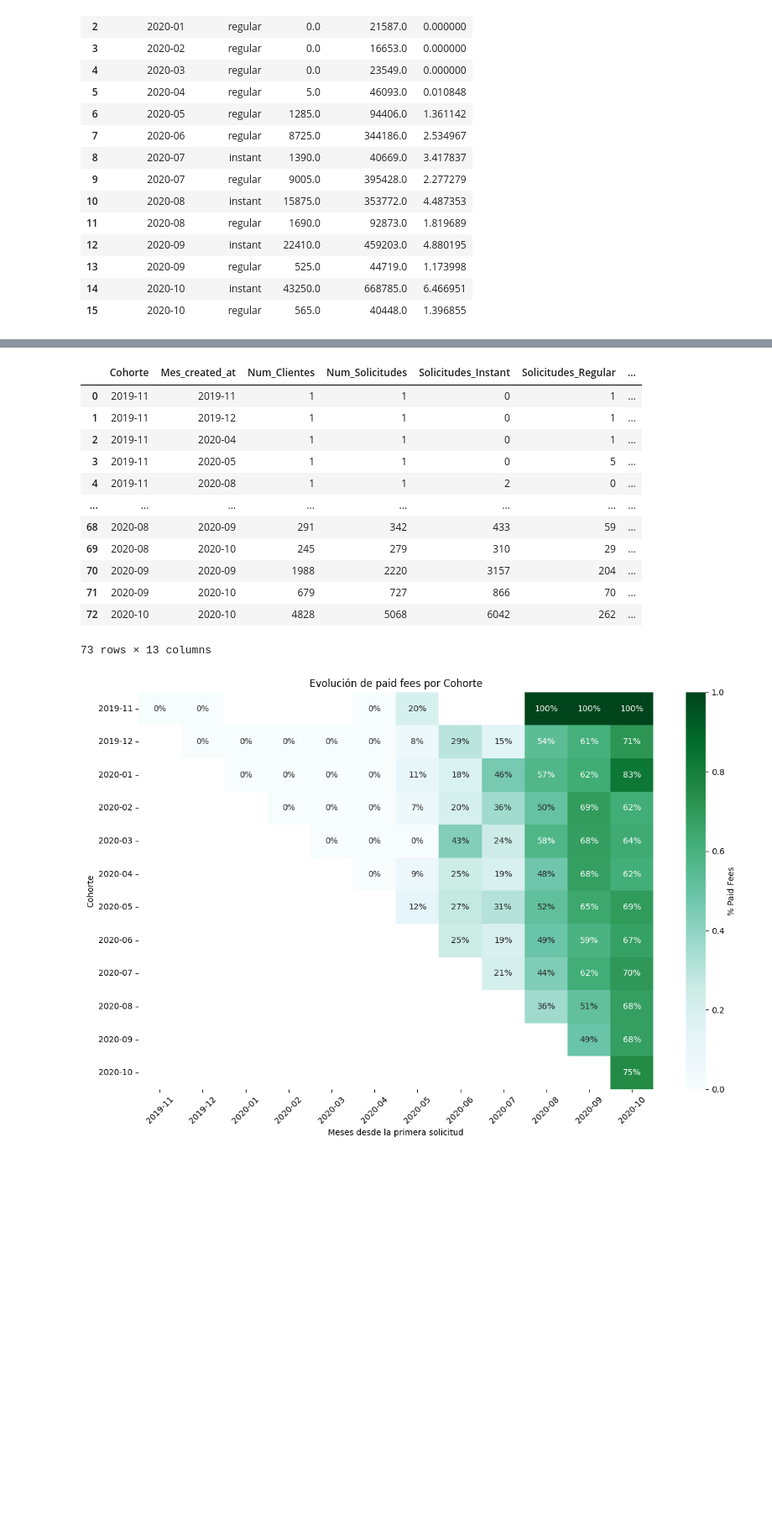
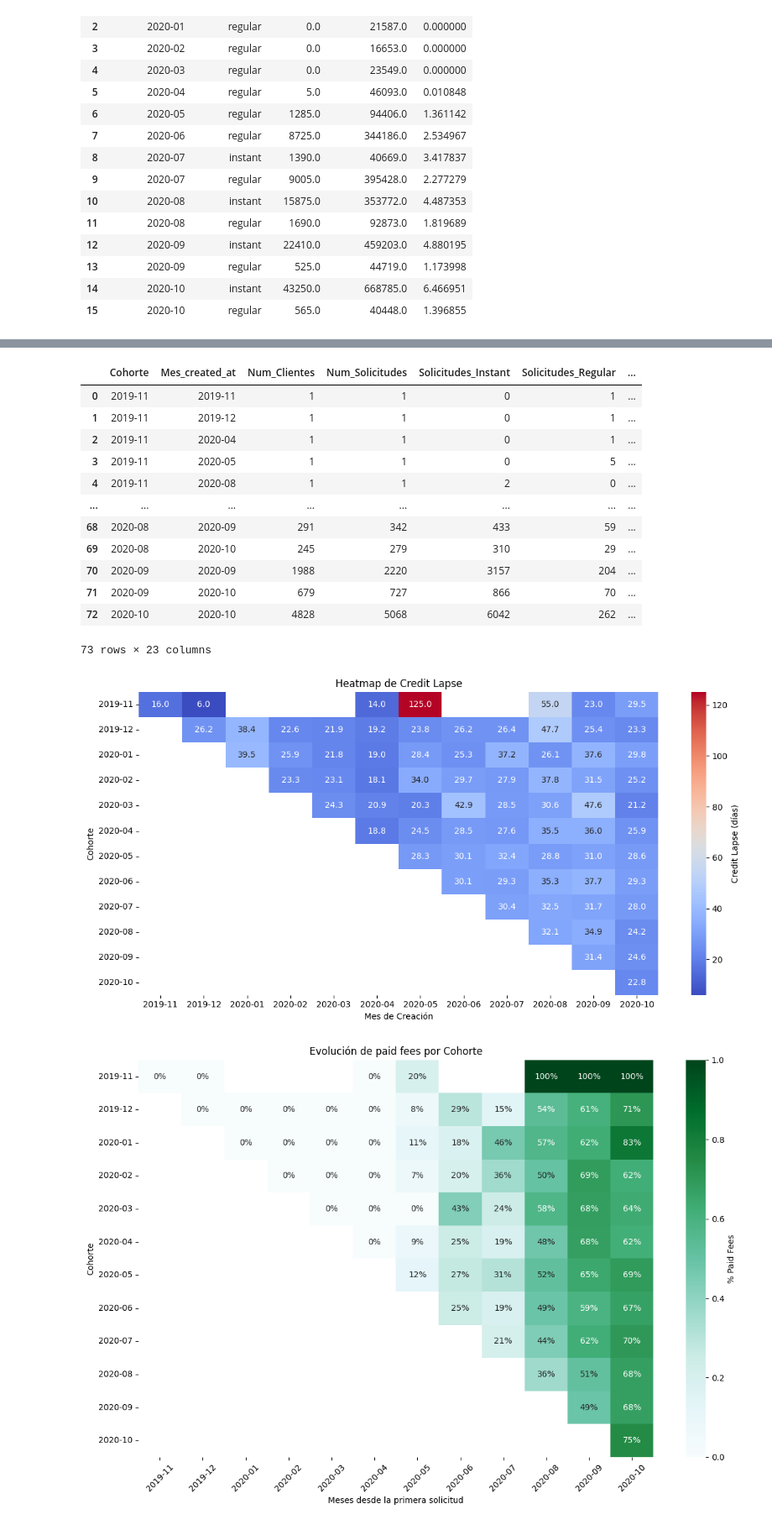
Before and after one commit to albagd77/Pasta-Loca---Proyecto-para-curso-Data-Scientist-UOC, a Jupyter notebook: analysis_ale.ipynb, the cells around one changed output, grey strips where cells are left out. Shown at 84% size. Drawn from its saved outputs; the diff is of its cells as text; code cells hidden in the pictures; blank space fills up the shorter version.

```diff
--- a/analysis_ale.ipynb
+++ b/analysis_ale.ipynb
@@ -168,6 +187,6 @@ See the caveats in the documentation: https://pandas.pydata.org/pandas-docs/stab
 # %%
 # Agrupar los datos por cohorte y mes para calcular las métricas mensuales
-cohort_sizes_monthly = df_jo.groupby(['Cohorte', 'Mes_created_at']).agg(
+cohort_analysis = df_jo.groupby(['Cohorte', 'Mes_created_at']).agg(
     Num_Clientes=('user_id', 'nunique'),  # Número de clientes únicos por cohorte y mes
     Num_Solicitudes=('id_cr', 'nunique'),  # Total de solicitudes únicas por cohorte y mes
     Solicitudes_Instant=('transfer_type', lambda x: (x == 'instant').sum()),  # Solicitudes tipo 'instant' por cohorte y mes
@@ -190,21 +209,26 @@ cohort_sizes_monthly = df_jo.groupby(['Cohorte', 'Mes_created_at']).agg(
     # Sumar 'total_amount' cuando 'stat_fe' == 'accepted'
     total_paid_cr=('amount', lambda x: x[df_jo.loc[x.index, 'stat_cr'] == 'money_back'].sum()),
     # Sumar 'total_amount' cuando 'stat_fe' != 'accepted'
-    total_non_paid_cr=('amount', lambda x: x[df_jo.loc[x.index, 'stat_cr'] != 'money_back'].sum())
+    total_non_paid_cr=('amount', lambda x: x[df_jo.loc[x.index, 'stat_cr'] != 'money_back'].sum()),
+    # Métrica de "credit lapse" (diferencia entre reimbursement_date y created_at)
+    credit_lapse=('reimbursement_date', lambda x: (x - df_jo.loc[x.index, 'created_at']).dt.days.mean()),
+    # Métrica de "credit payment lapse" (diferencia entre money_back_date y reimbursement_date)
+    credit_payment_lapse=('money_back_date', lambda x: (x - df_jo.loc[x.index, 'reimbursement_date']).dt.days.mean())
+
 ).reset_index()
 
 # Calcular los porcentajes de non_paid_fees
-cohort_sizes_monthly['paid_fees_percent_qty'] = (cohort_sizes_monthly['paid_fees'] / (cohort_sizes_monthly['paid_fees'] + cohort_sizes_monthly['non_paid_fees']))
-cohort_sizes_monthly['paid_fees_percent_amount'] = (cohort_sizes_monthly['total_paid_fees'] / cohort_sizes_monthly['Fees'])   # % en monto
-cohort_sizes_monthly['paid_cr_percent_qty'] = (cohort_sizes_monthly['paid_cr'] / (cohort_sizes_monthly['paid_cr'] + cohort_sizes_monthly['non_paid_cr']))
-cohort_sizes_monthly['paid_cr_percent_amount'] = (cohort_sizes_monthly['total_paid_cr'] / cohort_sizes_monthly['CR'])   # % en monto
+cohort_analysis['paid_fees_percent_qty'] = (cohort_analysis['paid_fees'] / (cohort_analysis['paid_fees'] + cohort_analysis['non_paid_fees']))
+cohort_analysis['paid_fees_percent_amount'] = (cohort_analysis['total_paid_fees'] / cohort_analysis['Fees'])   # % en monto
+cohort_analysis['paid_cr_percent_qty'] = (cohort_analysis['paid_cr'] / (cohort_analysis['paid_cr'] + cohort_analysis['non_paid_cr']))
+cohort_analysis['paid_cr_percent_amount'] = (cohort_analysis['total_paid_cr'] / cohort_analysis['CR'])   # % en monto
 
 # Eliminar las columnas de pago y no pago
-cohort_sizes_monthly = cohort_sizes_monthly.drop(
+cohort_sizes_monthly = cohort_analysis.drop(
     ['paid_fees', 'non_paid_fees', 'total_paid_fees', 'total_non_paid_fees','paid_cr', 'non_paid_cr', 'total_paid_cr', 'total_non_paid_cr'], axis=1, errors='ignore')
 
 # Mostrar los resultados de las cohortes por mes
-cohort_sizes_monthly
+cohort_analysis
 # %% [output]
 |  | Cohorte | Mes_created_at | Num_Clientes | Num_Solicitudes | Solicitudes_Instant | Solicitudes_Regular | ... |
 | 0 | 2019-11 | 2019-11 | 1 | 1 | 0 | 1 | ... |
@@ -218,5 +242,31 @@ cohort_sizes_monthly
 | 70 | 2020-09 | 2020-09 | 1988 | 2220 | 3157 | 204 | ... |
 | 71 | 2020-09 | 2020-10 | 679 | 727 | 866 | 70 | ... |
 | 72 | 2020-10 | 2020-10 | 4828 | 5068 | 6042 | 262 | ... |
-73 rows × 13 columns
+73 rows × 23 columns
+# %%
+# Crear los datos para el heatmap
+heatmap_data = cohort_analysis.pivot(
+    index='Cohorte',
+    columns='Mes_created_at',
+    values='credit_lapse'
+)
+
+# Crear la figura para el heatmap
+plt.figure(figsize=(12, 6))
+sns.heatmap(
+    heatmap_data,
+    annot=True,
+    fmt=".1f",
+    cmap="coolwarm",
+    cbar_kws={'label': 'Credit Lapse (días)'}
+)
+
+# Personalizar el heatmap
+plt.title('Heatmap de Credit Lapse')
+plt.xlabel('Mes de Creación')
+plt.ylabel('Cohorte')
+plt.tight_layout()
+plt.show()
+# %% [output]
+[figure, added]
 # %%
```
Also changed, not shown: parts of 15 cells of this notebook, 6 other files.
